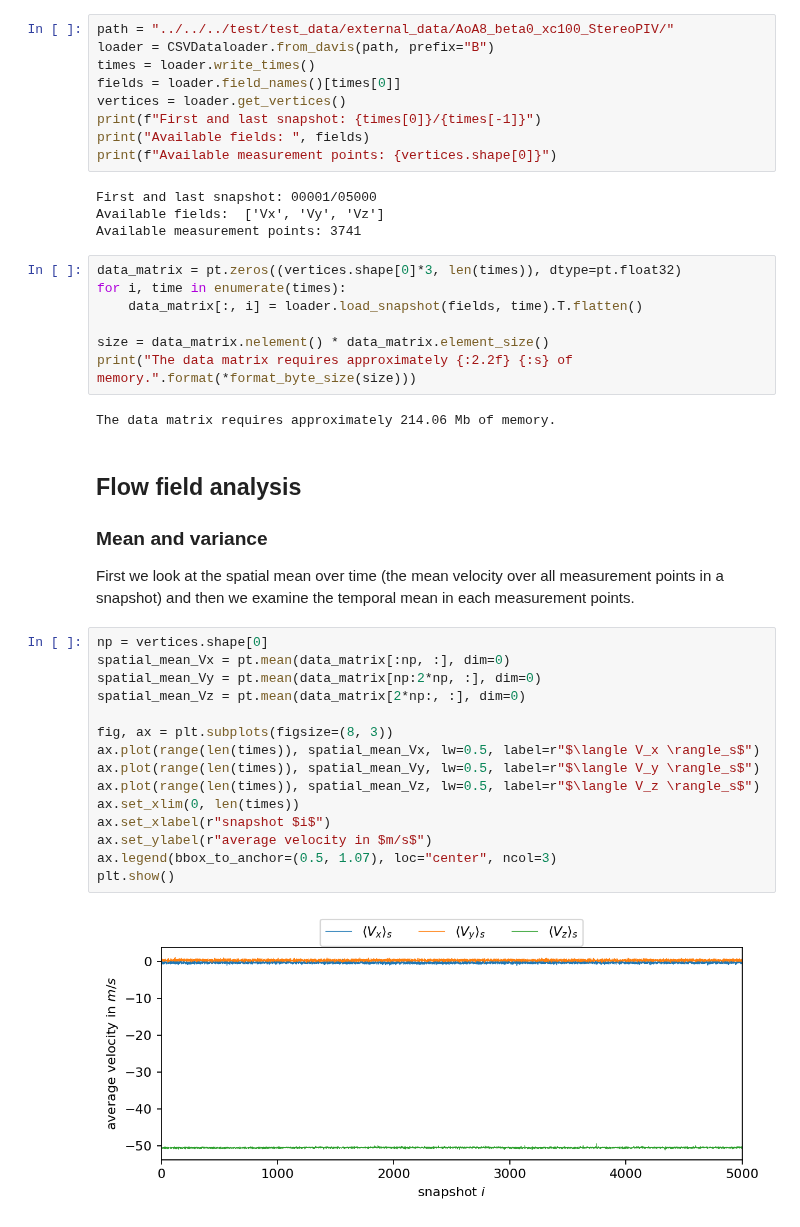
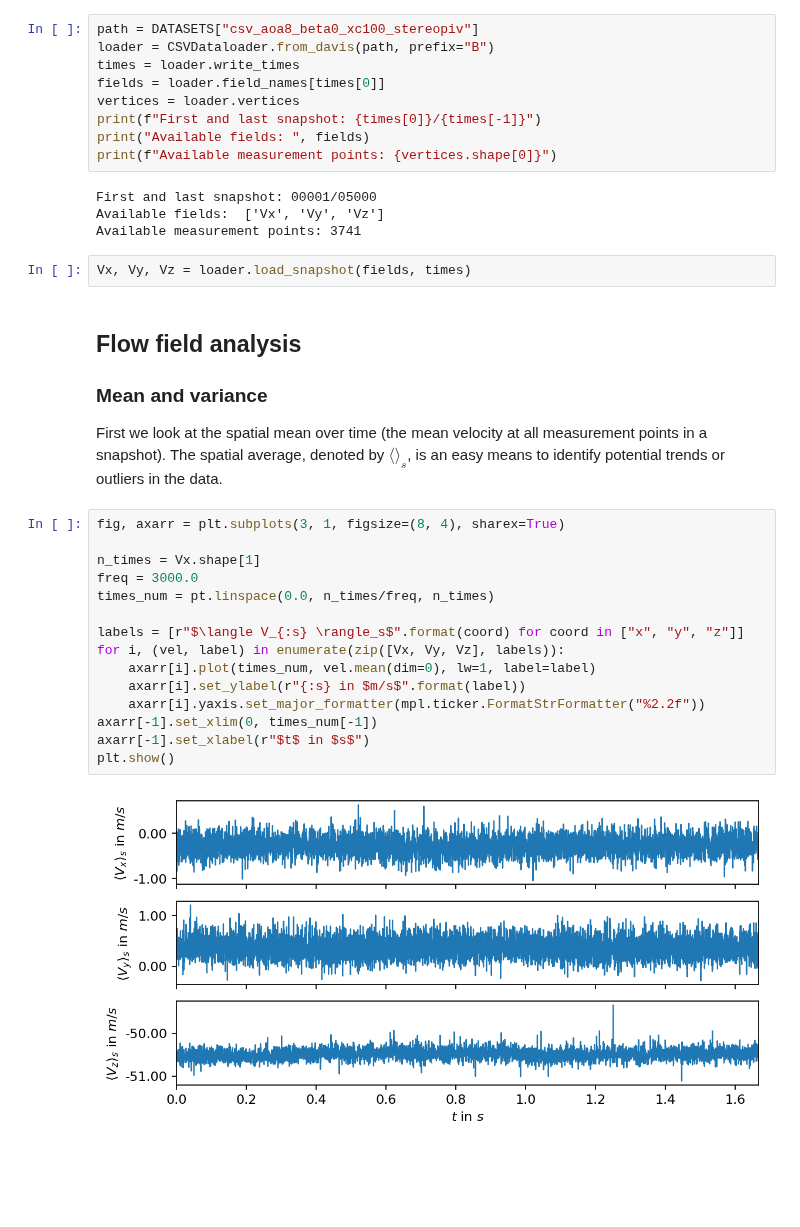
Before and after one commit to FlowModelingControl/flowtorch, a Jupyter notebook: docs/source/notebooks/piv_analysis.ipynb, the cells around one changed output. Drawn from its saved outputs; the diff is of its cells as text; blank space fills up the shorter version.

```diff
--- a/docs/source/notebooks/piv_analysis.ipynb
+++ b/docs/source/notebooks/piv_analysis.ipynb
@@ -31,9 +33,9 @@ crop field; zero values not bad for x and y component but visualization of z is
 # %%
-path = "../../../test/test_data/external_data/AoA8_beta0_xc100_StereoPIV/"
+path = DATASETS["csv_aoa8_beta0_xc100_stereopiv"]
 loader = CSVDataloader.from_davis(path, prefix="B")
-times = loader.write_times()
-fields = loader.field_names()[times[0]]
-vertices = loader.get_vertices()
+times = loader.write_times
+fields = loader.field_names[times[0]]
+vertices = loader.vertices
 print(f"First and last snapshot: {times[0]}/{times[-1]}")
 print("Available fields: ", fields)
 print(f"Available measurement points: {vertices.shape[0]}")
@@ -41,33 +43,27 @@ print(f"Available measurement points: {vertices.shape[0]}")
 First and last snapshot: 00001/05000
 Available fields:  ['Vx', 'Vy', 'Vz']
 Available measurement points: 3741
-# %%
-data_matrix = pt.zeros((vertices.shape[0]*3, len(times)), dtype=pt.float32)
-for i, time in enumerate(times):
-    data_matrix[:, i] = loader.load_snapshot(fields, time).T.flatten()
-
-size = data_matrix.nelement() * data_matrix.element_size()
-print("The data matrix requires approximately {:2.2f} {:s} of memory.".format(*format_byte_size(size)))
-# %% [output]
-The data matrix requires approximately 214.06 Mb of memory.
+# %%
+Vx, Vy, Vz = loader.load_snapshot(fields, times)
 # %% [markdown]
 ## Flow field analysis
 ### Mean and variance
-First we look at the spatial mean over time (the mean velocity over all measurement points in a snapshot) and then we examine the temporal mean in each measurement points.
+
+First we look at the spatial mean over time (the mean velocity at all measurement points in a snapshot). The spatial average, denoted by $\langle\rangle_s$, is an easy means to identify potential trends or outliers in the data.
-# %%
-np = vertices.shape[0]
-spatial_mean_Vx = pt.mean(data_matrix[:np, :], dim=0)
-spatial_mean_Vy = pt.mean(data_matrix[np:2*np, :], dim=0)
-spatial_mean_Vz = pt.mean(data_matrix[2*np:, :], dim=0)
-
-fig, ax = plt.subplots(figsize=(8, 3))
-ax.plot(range(len(times)), spatial_mean_Vx, lw=0.5, label=r"$\langle V_x \rangle_s$")
-ax.plot(range(len(times)), spatial_mean_Vy, lw=0.5, label=r"$\langle V_y \rangle_s$")
-ax.plot(range(len(times)), spatial_mean_Vz, lw=0.5, label=r"$\langle V_z \rangle_s$")
-ax.set_xlim(0, len(times))
-ax.set_xlabel(r"snapshot $i$")
-ax.set_ylabel(r"average velocity in $m/s$")
-ax.legend(bbox_to_anchor=(0.5, 1.07), loc="center", ncol=3)
-plt.show()
-# %% [output]
-[figure, removed]
+# %%
+fig, axarr = plt.subplots(3, 1, figsize=(8, 4), sharex=True)
+
+n_times = Vx.shape[1]
+freq = 3000.0
+times_num = pt.linspace(0.0, n_times/freq, n_times)
+
+labels = [r"$\langle V_{:s} \rangle_s$".format(coord) for coord in ["x", "y", "z"]]
+for i, (vel, label) in enumerate(zip([Vx, Vy, Vz], labels)):
+    axarr[i].plot(times_num, vel.mean(dim=0), lw=1, label=label)
+    axarr[i].set_ylabel(r"{:s} in $m/s$".format(label))
+    axarr[i].yaxis.set_major_formatter(mpl.ticker.FormatStrFormatter("%2.2f"))
+axarr[-1].set_xlim(0, times_num[-1])
+axarr[-1].set_xlabel(r"$t$ in $s$")
+plt.show()
+# %% [output]
+[figure, added]
```
Also changed, not shown: parts of 21 cells of this notebook.
